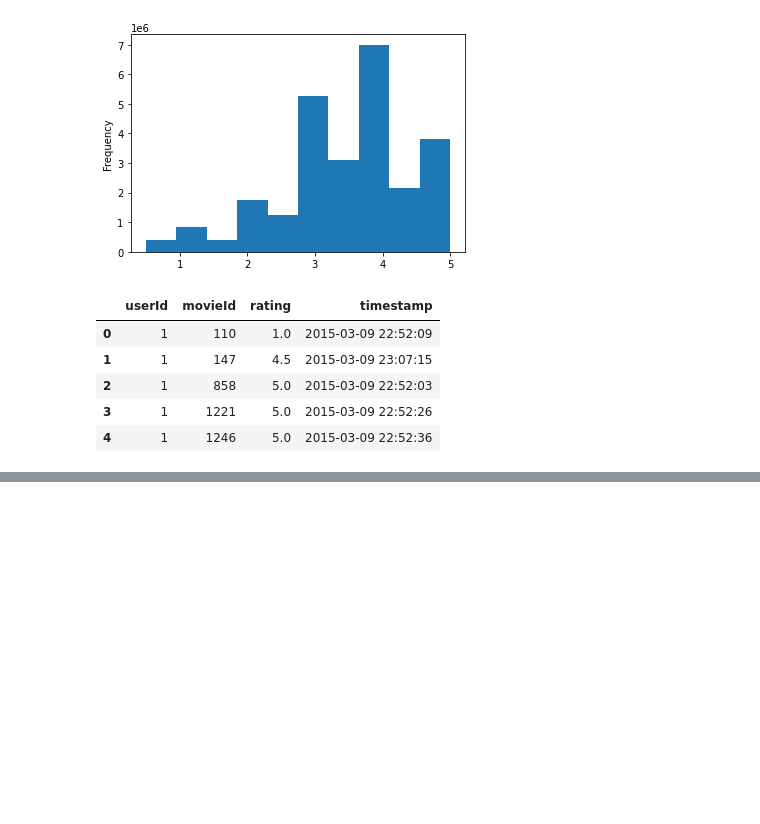
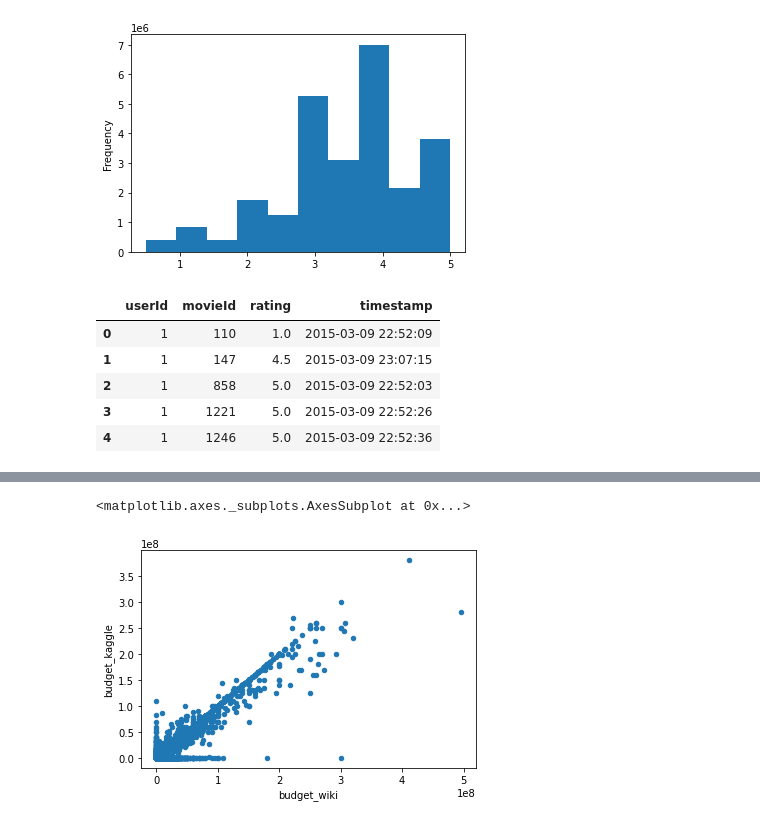
Before and after one commit to asadca4u/Movies-ETL, a Jupyter notebook: Movies-Extract and Transform.ipynb, the cells around one changed output, grey strips where cells are left out. Saved outputs shown, nothing was run; the diff lists cells and outputs as text; code cells hidden in the pictures; blank space fills up the shorter version.

```diff
--- a/Movies-Extract and Transform.ipynb
+++ b/Movies-Extract and Transform.ipynb
@@ -663,0 +728,6 @@ ratings.head()
+# %%
+#Examine Budget columns
+movies_df.fillna(0).plot(x='budget_wiki',y='budget_kaggle', kind='scatter')
+# %% [output]
+<matplotlib.axes._subplots.AxesSubplot at 0x...>
+[figure, added]
```
Also changed, not shown: parts of 24 cells of this notebook.
